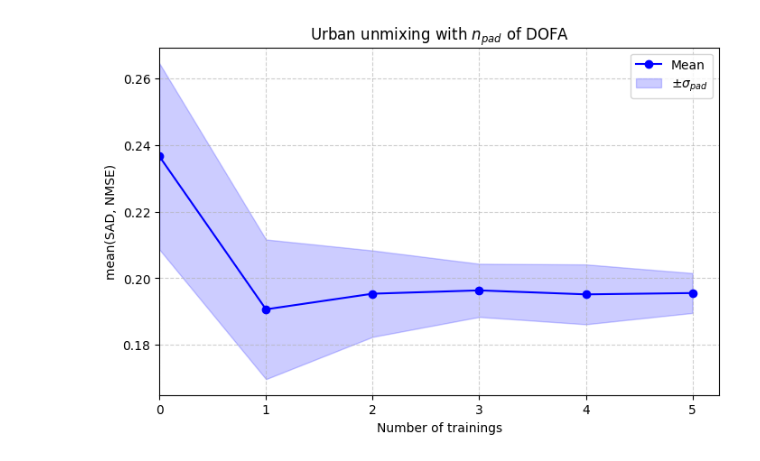
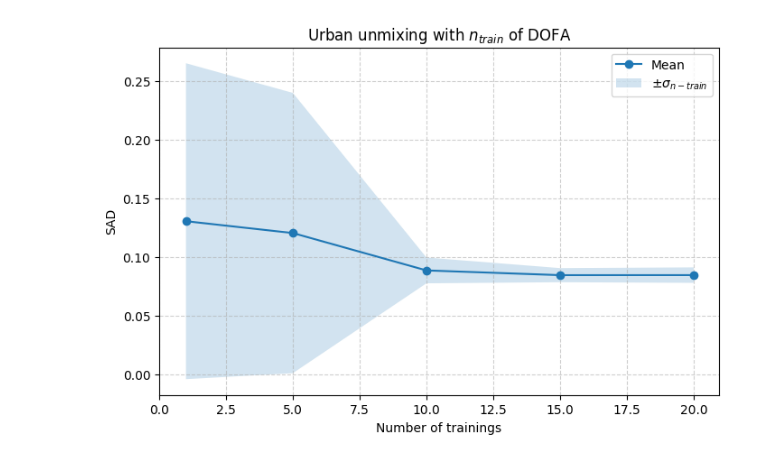
Before and after one commit to edabier/SS-HSU_benchmark, a Jupyter notebook: dofa_n_training.ipynb, the cells around one changed output. Cells and saved outputs as stored; diff of their text form; code cells hidden in the pictures.

```diff
--- a/dofa_n_training.ipynb
+++ b/dofa_n_training.ipynb
@@ -198,64 +198,73 @@ logging.getLogger().setLevel(logging.WARNING)
 # mse_tensor, sad_tensor = main(dev)
 # %%
 import numpy as np
+import matplotlib.pyplot as plt
 
-samson_pad_mean = np.array([0.0969, 0.0357, 0.0365, 0.0366, 0.0366, 0.0371])
-samson_pad_std = np.array([0.143, 0.002, 0.001, 0.002, 0.002, 0.002])
-samson_n_train_mean = np.array([0.0382, 0.0364, 0.039, 0.0347, 0.0353, 0.0348, 0.0353])
-samson_n_train_std = np.array([0.004, 0.002, 0.006, 0.001, 0.001, 0.001,0.002])
+# samson_pad_mean = np.array([0.0969, 0.0357, 0.0365, 0.0366, 0.0366, 0.0371])
+# samson_pad_std = np.array([0.143, 0.002, 0.001, 0.002, 0.002, 0.002])
+samson_n_train_sad_mean = np.array([0.0325, 0.0318, 0.0309, 0.0318, 0.0316])
+samson_n_train_sad_std = np.array([0.0016, 0.0011, 0.0006, 0.0006, 0.0006])
+samson_n_train_nmse_mean = np.array([0.1753, 0.1506, 0.1315, 0.1293, 0.1302])
+samson_n_train_nmse_std = np.array([0.1281, 0.0331, 0.0189, 0.0073, 0.0089])
 
-apex_pad_mean = np.array([0.3767, 0.1458, 0.1138, 0.1241, 0.1180, 0.1151])
-apex_pad_std = np.array([0.28, 0.080, 0.015, 0.014, 0.015, 0.012])
-apex_n_train_mean = np.array([0.2122, 0.1296, 0.1302, 0.1168, 0.1155, 0.1113, 0.1144])
-apex_n_train_std = np.array([0.207, 0.032, 0.034, 0.014, 0.015, 0.011,0.012])
+# apex_pad_mean = np.array([0.3767, 0.1458, 0.1138, 0.1241, 0.1180, 0.1151])
+# apex_pad_std = np.array([0.28, 0.080, 0.015, 0.014, 0.015, 0.012])
+apex_n_train_sad_mean = np.array([0.1563, 0.1547, 0.1553, 0.1548, 0.1549])
+apex_n_train_sad_std = np.array([0.0029, 0.0016, 0.0014, 0.0010, 0.0006])
+apex_n_train_nmse_mean = np.array([0.2365, 0.1849, 0.01919, 0.1881, 0.1894])
+apex_n_train_nmse_std = np.array([0.0376, 0.0144, 0.0119, 0.0084, 0.0076])
 
-jasper_pad_mean = np.array([0.1080, 0.0936, 0.0888, 0.0878, 0.0866, 0.0821])
-jasper_pad_std = np.array([0.033, 0.013, 0.008, 0.005, 0.003, 0.003])
-jasper_n_train_mean = np.array([0.1087, 0.0968, 0.0882, 0.088, 0.089, 0.0896, 0.0885])
-jasper_n_train_std = np.array([0.04, 0.009, 0.014, 0.004, 0.004, 0.009,0.003])
+# jasper_pad_mean = np.array([0.1080, 0.0936, 0.0888, 0.0878, 0.0866, 0.0821])
+# jasper_pad_std = np.array([0.033, 0.013, 0.008, 0.005, 0.003, 0.003])
+jasper_n_train_sad_mean = np.array([0.1307, 0.1206, 0.0887, 0.08466, 0.0847])
+jasper_n_train_sad_std = np.array([0.1348, 0.1196, 0.0110, 0.0060, 0.0066])
+jasper_n_train_nmse_mean = np.array([0.2105, 0.1492, 0.1136, 0.1012, 0.1011])
+jasper_n_train_nmse_std = np.array([0.1349, 0.0598, 0.0238, 0.0147, 0.0149])
 
-urban_pad_mean = np.array([0.2366, 0.1906, 0.1953, 0.1963, 0.1951, 0.1955])
-urban_pad_std = np.array([0.028, 0.021, 0.013, 0.008, 0.009, 0.006])
-urban_n_train_mean = np.array([0.1883, 0.1621, 0.158, 0.1537, 0.158, 0.1578, 0.1581])
-urban_n_train_std = np.array([0.025, 0.01, 0.01, 0.009, 0.005, 0.005, 0.005])
+# urban_pad_mean = np.array([0.2366, 0.1906, 0.1953, 0.1963, 0.1951, 0.1955])
+# urban_pad_std = np.array([0.028, 0.021, 0.013, 0.008, 0.009, 0.006])
+urban_n_train_sad_mean = np.array([0.3723, 0.3752, 0.3740, 0.3751, 0.3742])
+urban_n_train_sad_std = np.array([0.0116, 0.0028, 0.0032, 0.0019, 0.0022])
+urban_n_train_nmse_mean = np.array([1.0085, 0.9754, 0.9560, 0.9534, 0.9628])
+urban_n_train_nmse_std = np.array([0.0370, 0.0216, 0.0188, 0.0234, 0.0124])
 
 # x_pad = np.array([0, 9, 25, 49, 81, 121])
-x_pad = np.array([0, 1, 2, 3, 4, 5])
-x_n_train = np.array([1, 5, 10, 15, 20, 25, 30])
+# x_pad = np.array([0, 1, 2, 3, 4, 5])
+x_n_train = np.array([1, 5, 10, 15, 20])
 
 plt.figure(figsize=(8, 5))
 
 # Plot the mean as dots and lines
-plt.plot(x_pad, urban_pad_mean, 'o-', color='blue', label='Mean')
-# plt.plot(x_n_train, urban_n_train_mean, 'o-', color='red', label='Mean')
+# plt.plot(x_pad, urban_pad_mean, 'o-', color='blue', label='Mean')
+plt.plot(x_n_train, jasper_n_train_sad_mean, 'o-', label='Mean')
 
 # Fill the area between mean ± std
+# plt.fill_between(
+#     x_pad,
+#     urban_pad_mean - urban_pad_std,
+#     urban_pad_mean + urban_pad_std,
+#     color='blue',
+#     alpha=0.2,
+#     label=r'$\pm \sigma_{pad}$'
+# )
+
 plt.fill_between(
-    x_pad,
-    urban_pad_mean - urban_pad_std,
-    urban_pad_mean + urban_pad_std,
-    color='blue',
+    x_n_train,
+    jasper_n_train_sad_mean - jasper_n_train_sad_std,
+    jasper_n_train_sad_mean + jasper_n_train_sad_std,
+    # color='red',
     alpha=0.2,
-    label=r'$\pm \sigma_{pad}$'
+    label=r'$\pm \sigma_{n-train}$'
 )
 
-# plt.fill_between(
-#     x_n_train,
-#     urban_n_train_mean - urban_n_train_std,
-#     urban_n_train_mean + urban_n_train_std,
-#     color='red',
-#     alpha=0.2,
-#     label=r'$\pm \sigma_{n-train}$'
-# )
-
 plt.xlabel("Number of trainings")
-plt.ylabel('mean(SAD, NMSE)')
-plt.title(r'Urban unmixing with $n_{pad}$ of DOFA')
+plt.ylabel('SAD')
+plt.title(r'Urban unmixing with $n_{train}$ of DOFA')
 plt.xlim(left=0)
 plt.legend()
 plt.grid(True, linestyle='--', alpha=0.6)
 
 # Show the plot
 plt.show()
 # %% [output]
-[figure, old version]
+[figure, new version]
```
Also changed, not shown: 10 other files.
